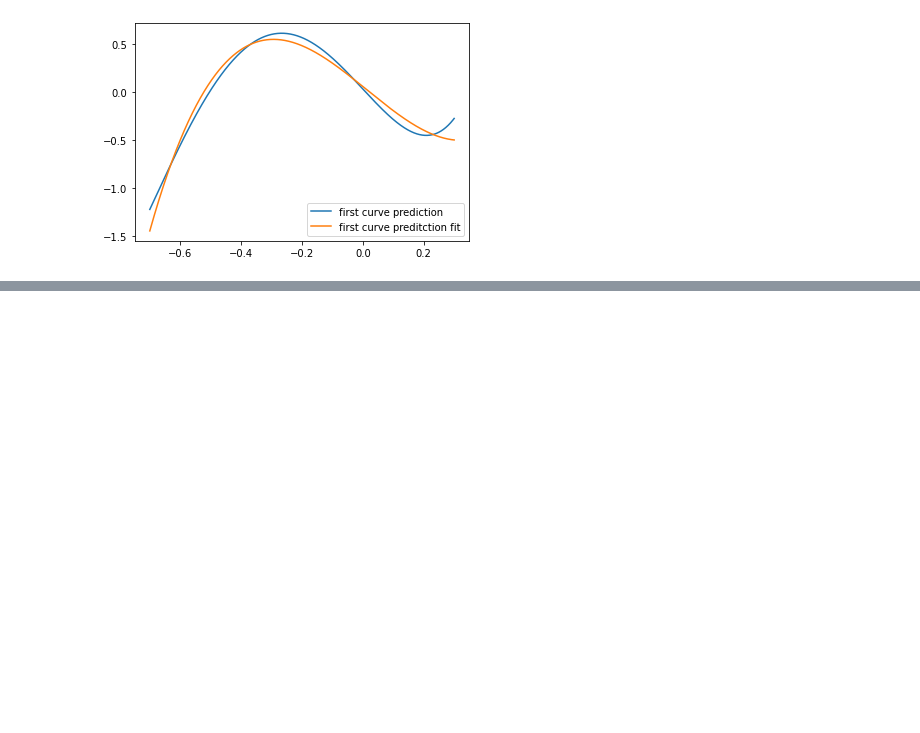
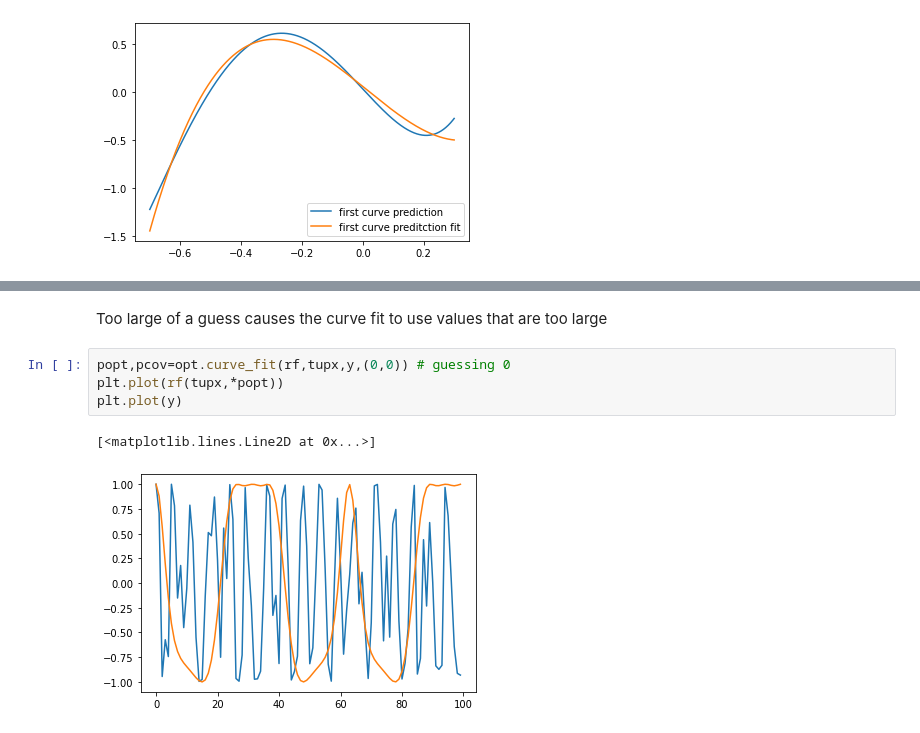
Before and after one commit to TuyenVo104/ee104, a Jupyter notebook: lab4/graph.ipynb, the cells around one changed output, grey strips where cells are left out. Cells and saved outputs as stored; diff of their text form; blank space fills up the shorter version.

```diff
--- a/lab4/graph.ipynb
+++ b/lab4/graph.ipynb
@@ -136,0 +146,9 @@ plt.plot(rf(tupx,*popt))
+# %% [markdown]
+Too large of a guess causes the curve fit to use values that are too large
+# %%
+popt,pcov=opt.curve_fit(rf,tupx,y,(0,0)) # guessing 0
+plt.plot(rf(tupx,*popt))
+plt.plot(y)
+# %% [output]
+[<matplotlib.lines.Line2D at 0x...>]
+[figure, added]
```
Also changed, not shown: parts of 11 cells of this notebook, 3 other files.
